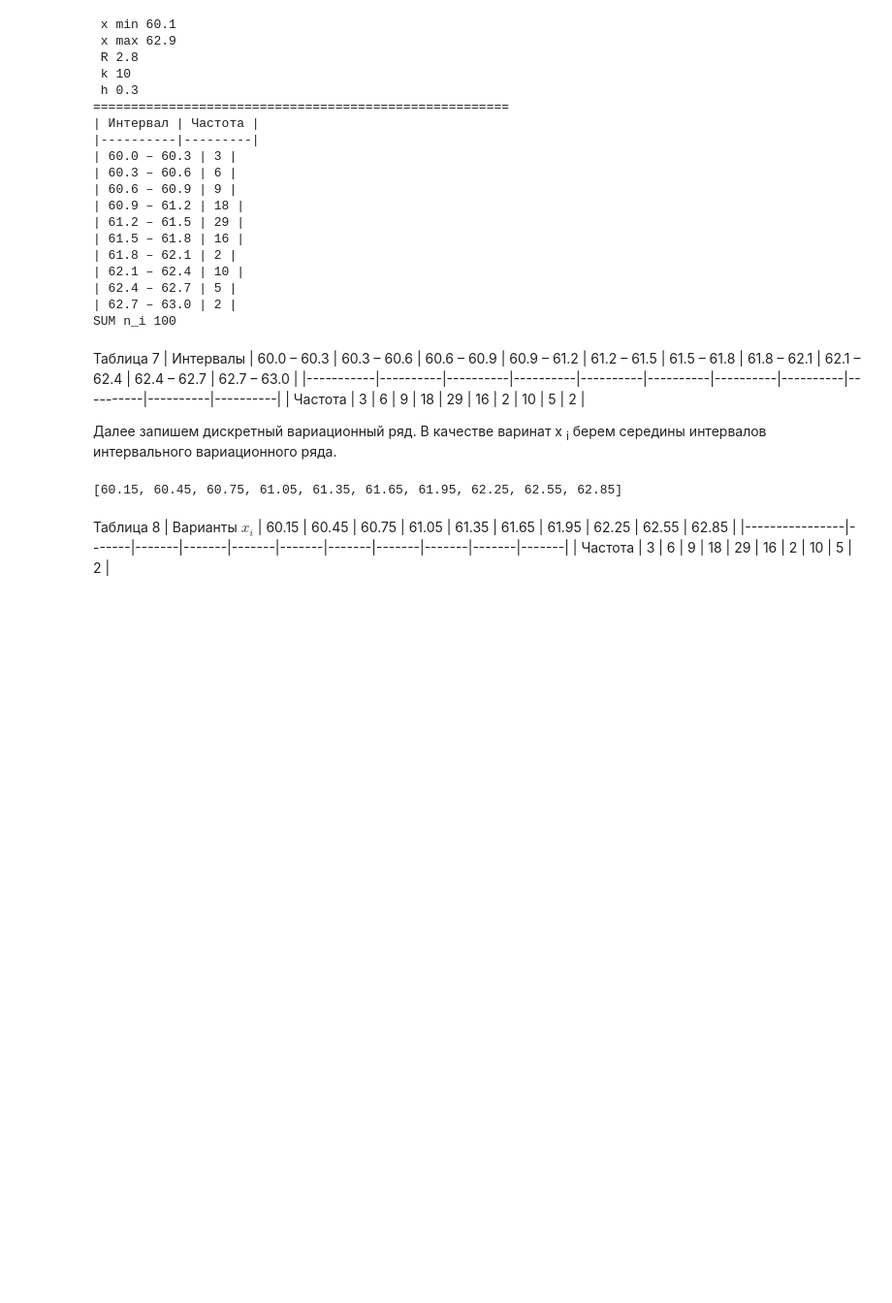
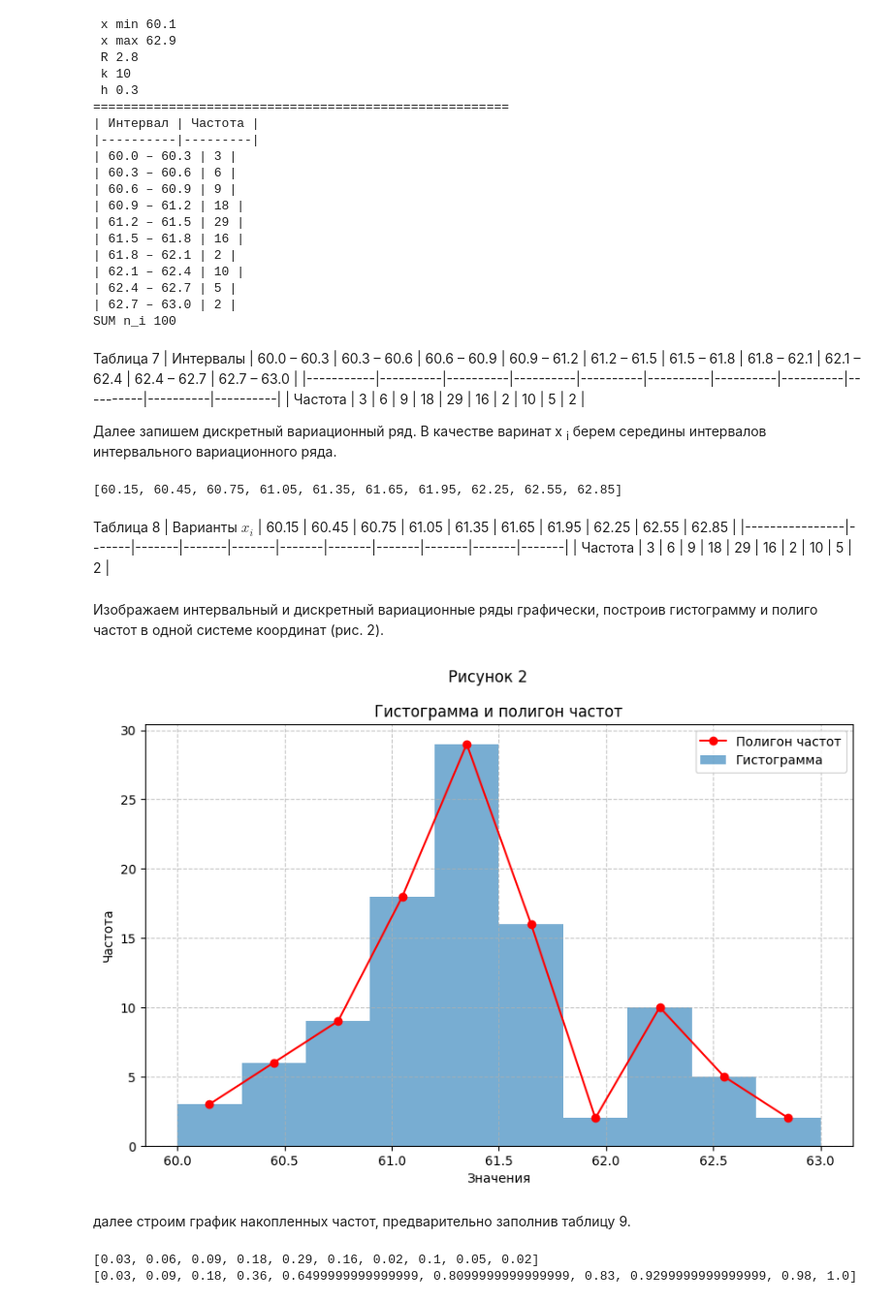
Before and after one commit to osman-miskhodzhev/statistical-data-labs, a Jupyter notebook: lab 1.ipynb, the cells around one changed output. Shown at 97% size. Drawn from its saved outputs; the diff is of its cells as text; code cells hidden in the pictures; blank space fills up the shorter version.

Commit message:
график + вычисления

```diff
--- a/lab 1.ipynb
+++ b/lab 1.ipynb
@@ -110,7 +110,7 @@ SUM n_i 100
 Далее запишем дискретный вариационный ряд. В качестве варинат x <sub>i</sub> берем середины интервалов интервального вариационного ряда.
 # %%
 intervals
-distrects = [round(x[0] + 0.5 * h, 2) for x in intervals]
+midpoints = [round(x[0] + 0.5 * h, 2) for x in intervals]
 distrects
 # %% [output]
 [60.15, 60.45, 60.75, 61.05, 61.35, 61.65, 61.95, 62.25, 62.55, 62.85]
@@ -119,3 +119,56 @@ distrects
 | Варианты $x_i$ | 60.15 | 60.45 | 60.75 | 61.05 | 61.35 | 61.65 | 61.95 | 62.25 | 62.55 | 62.85 |
 |----------------|-------|-------|-------|-------|-------|-------|-------|-------|-------|-------|
 | Частота        |   3   |   6   |   9   |  18   |  29   |  16   |   2   |  10   |   5   |   2   |
+# %% [markdown]
+Изображаем интервальный и дискретный вариационные ряды графически, построив гистограмму и полиго частот в одной системе координат (рис. 2).
+# %%
+import pandas as pd
+import matplotlib.pyplot as plt
+import numpy as np
+
+
+# Гистограмма
+plt.figure(figsize=(10, 6))
+plt.bar(midpoints, frequencies, width=0.3, alpha=0.6, label='Гистограмма', align='center')
+
+# Полигон частот
+plt.plot(midpoints, frequencies, marker='o', color='red', label='Полигон частот')
+
+# Настройки
+plt.xlabel('Значения')
+plt.ylabel('Частота')
+plt.title('Гистограмма и полигон частот')
+plt.suptitle("Рисунок 2")
+plt.legend()
+plt.grid(True, linestyle='--', alpha=0.7)
+plt.show()
+# %% [output]
+[figure, added]
+# %% [markdown]
+далее строим график накопленных частот, предварительно заполнив таблицу 9.
+# %%
+# относительные частоты
+relative_frequencies = []
+
+# накопительные относительные частоты
+cumulative_relative_frequencies = []
+
+# Вычисление относительных частот
+for x in frequencies:
+    w = x/sum_n_i
+    relative_frequencies.append(w)
+
+# Вычисление накомительных онтостительных частот
+for x in range(len(relative_frequencies)):
+    if x != 0:
+        W = cumulative_relative_frequencies[x-1] + relative_frequencies[x]
+        cumulative_relative_frequencies.append(W)
+    elif x == 0:
+        W = relative_frequencies[x]
+        cumulative_relative_frequencies.append(W)
+
+print(relative_frequencies)
+print(cumulative_relative_frequencies)
+# %% [output]
+[0.03, 0.06, 0.09, 0.18, 0.29, 0.16, 0.02, 0.1, 0.05, 0.02]
+[0.03, 0.09, 0.18, 0.36, 0.6499999999999999, 0.8099999999999999, 0.83, 0.9299999999999999, 0.98, 1.0]
```
